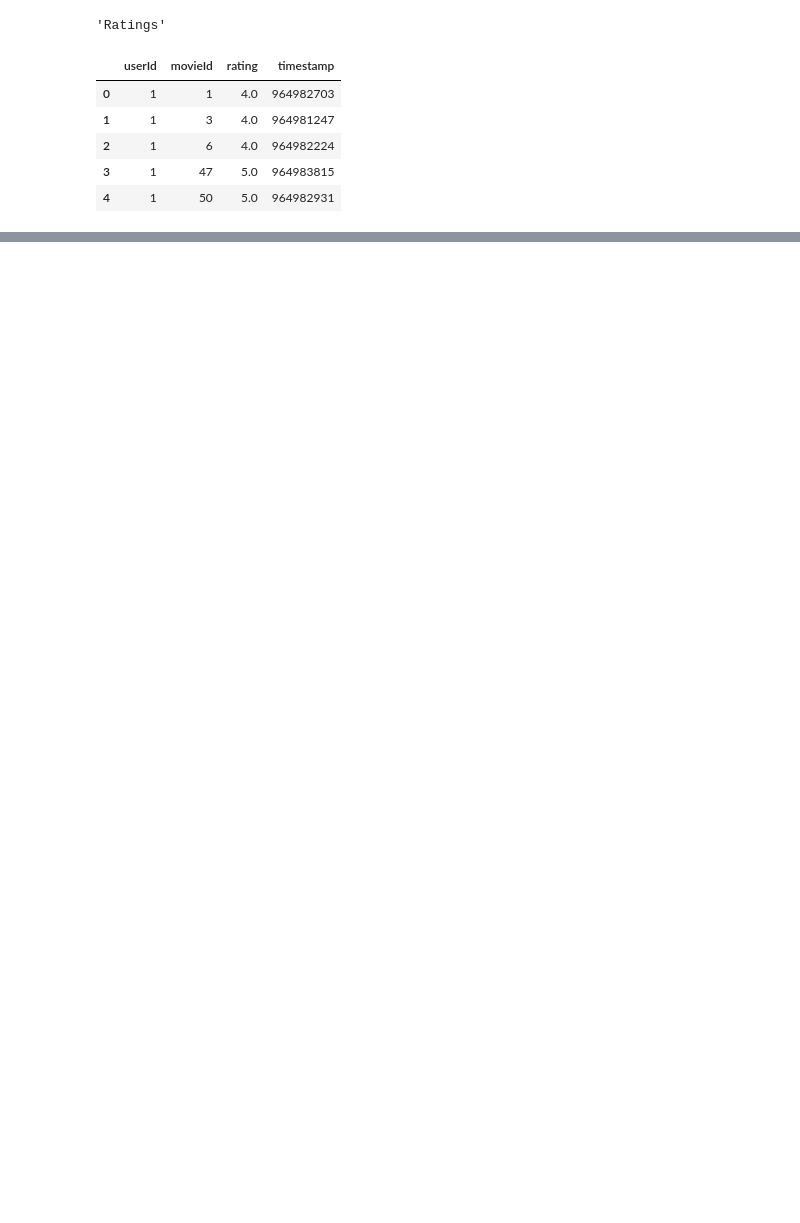
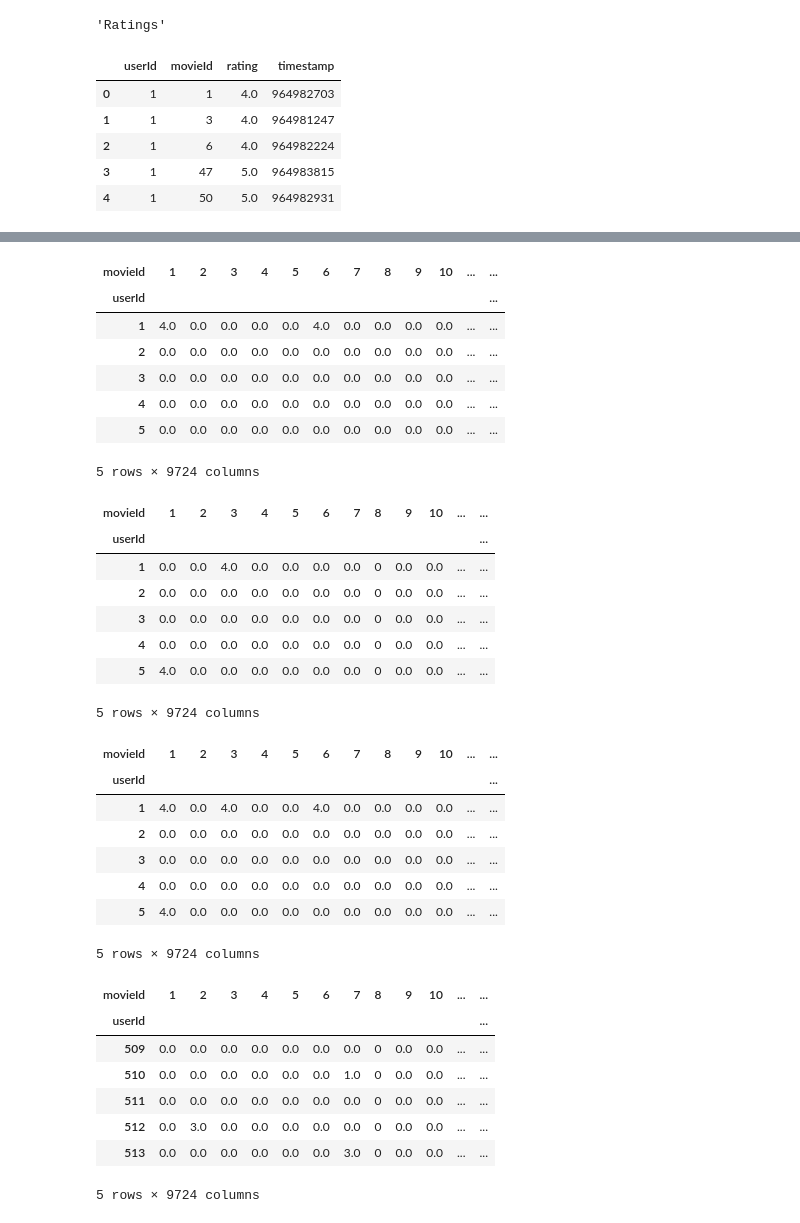
Before and after one commit to nibsuoogee/intelligent-systems-course, a Jupyter notebook: Syyrilä_Elias_Assignment3_Code.ipynb, the cells around one changed output, grey strips where cells are left out. Drawn from its saved outputs; the diff is of its cells as text; code cells hidden in the pictures; blank space fills up the shorter version.

Commit message:
evaluation working, optimizing test acc

```diff
--- a/Syyrilä_Elias_Assignment3_Code.ipynb
+++ b/Syyrilä_Elias_Assignment3_Code.ipynb
@@ -207,0 +274,34 @@ matrix([[0. , 0. , 4. , ..., 0. , 0. , 0. ],
+# %%
+# 80/20 random train/test split
+all_movie_ids = np.sort(df_ratings['movieId'].unique())
+
+df_train, df_test = train_test_split(df_ratings, test_size=0.2, random_state=1)
+
+df_train = df_train.sort_values(by='timestamp')
+
+# temporal split
+train_time_series = df_ratings
+test_time_series = df_ratings
+
+tscv = TimeSeriesSplit(n_splits=2, test_size=20000)
+for i, (train_index, test_index) in enumerate(tscv.split(df_ratings)):
+    if i == 0:
+        continue
+
+    print(f"TimeSeriesSplit fold {i}:")
+    print(f"  Train: index={train_index}")
+    print(f"  Test:  index={test_index}")
+    print()
+
+    train_time_series = df_ratings.iloc[train_index]
+    test_time_series = df_ratings.iloc[test_index]
+
+    print("train_time_series.shape :", train_time_series.shape)
+    print("train_time_series head, tail:")
+    display(train_time_series.head())
+    display(train_time_series.tail())
+
+    print("test_time_series.shape :",test_time_series.shape)
+    print("test_time_series head, tail:")
+    display(test_time_series.head())
+    display(test_time_series.tail())
@@ -208,2 +341,43 @@ matrix([[0. , 0. , 4. , ..., 0. , 0. , 0. ],
+# %%
+# train_matrix contains 80% of random data points in the entire 100k reviews
+train_matrix = create_pivot_from_df(df_train, "userId", "movieId", "rating", all_movie_ids)
+test_matrix = create_pivot_from_df(df_test, "userId", "movieId", "rating", all_movie_ids)
+
+# matrix_test_time_series contains the chronological last 20k data points of the entire 100k reviews
+matrix_train_time_series = create_pivot_from_df(train_time_series, "userId", "movieId", "rating", all_movie_ids)
+matrix_test_time_series = create_pivot_from_df(test_time_series, "userId", "movieId", "rating", all_movie_ids)
+# %% [output]
+| movieId | 1 | 2 | 3 | 4 | 5 | 6 | 7 | 8 | 9 | 10 | ... | ... |
+| userId |  |  |  |  |  |  |  |  |  |  |  | ... |
+| 1 | 4.0 | 0.0 | 0.0 | 0.0 | 0.0 | 4.0 | 0.0 | 0.0 | 0.0 | 0.0 | ... | ... |
+| 2 | 0.0 | 0.0 | 0.0 | 0.0 | 0.0 | 0.0 | 0.0 | 0.0 | 0.0 | 0.0 | ... | ... |
+| 3 | 0.0 | 0.0 | 0.0 | 0.0 | 0.0 | 0.0 | 0.0 | 0.0 | 0.0 | 0.0 | ... | ... |
+| 4 | 0.0 | 0.0 | 0.0 | 0.0 | 0.0 | 0.0 | 0.0 | 0.0 | 0.0 | 0.0 | ... | ... |
+| 5 | 0.0 | 0.0 | 0.0 | 0.0 | 0.0 | 0.0 | 0.0 | 0.0 | 0.0 | 0.0 | ... | ... |
+5 rows × 9724 columns
+| movieId | 1 | 2 | 3 | 4 | 5 | 6 | 7 | 8 | 9 | 10 | ... | ... |
+| userId |  |  |  |  |  |  |  |  |  |  |  | ... |
+| 1 | 0.0 | 0.0 | 4.0 | 0.0 | 0.0 | 0.0 | 0.0 | 0 | 0.0 | 0.0 | ... | ... |
+| 2 | 0.0 | 0.0 | 0.0 | 0.0 | 0.0 | 0.0 | 0.0 | 0 | 0.0 | 0.0 | ... | ... |
+| 3 | 0.0 | 0.0 | 0.0 | 0.0 | 0.0 | 0.0 | 0.0 | 0 | 0.0 | 0.0 | ... | ... |
+| 4 | 0.0 | 0.0 | 0.0 | 0.0 | 0.0 | 0.0 | 0.0 | 0 | 0.0 | 0.0 | ... | ... |
+| 5 | 4.0 | 0.0 | 0.0 | 0.0 | 0.0 | 0.0 | 0.0 | 0 | 0.0 | 0.0 | ... | ... |
+5 rows × 9724 columns
+| movieId | 1 | 2 | 3 | 4 | 5 | 6 | 7 | 8 | 9 | 10 | ... | ... |
+| userId |  |  |  |  |  |  |  |  |  |  |  | ... |
+| 1 | 4.0 | 0.0 | 4.0 | 0.0 | 0.0 | 4.0 | 0.0 | 0.0 | 0.0 | 0.0 | ... | ... |
+| 2 | 0.0 | 0.0 | 0.0 | 0.0 | 0.0 | 0.0 | 0.0 | 0.0 | 0.0 | 0.0 | ... | ... |
+| 3 | 0.0 | 0.0 | 0.0 | 0.0 | 0.0 | 0.0 | 0.0 | 0.0 | 0.0 | 0.0 | ... | ... |
+| 4 | 0.0 | 0.0 | 0.0 | 0.0 | 0.0 | 0.0 | 0.0 | 0.0 | 0.0 | 0.0 | ... | ... |
+| 5 | 4.0 | 0.0 | 0.0 | 0.0 | 0.0 | 0.0 | 0.0 | 0.0 | 0.0 | 0.0 | ... | ... |
+5 rows × 9724 columns
+| movieId | 1 | 2 | 3 | 4 | 5 | 6 | 7 | 8 | 9 | 10 | ... | ... |
+| userId |  |  |  |  |  |  |  |  |  |  |  | ... |
+| 509 | 0.0 | 0.0 | 0.0 | 0.0 | 0.0 | 0.0 | 0.0 | 0 | 0.0 | 0.0 | ... | ... |
+| 510 | 0.0 | 0.0 | 0.0 | 0.0 | 0.0 | 0.0 | 1.0 | 0 | 0.0 | 0.0 | ... | ... |
+| 511 | 0.0 | 0.0 | 0.0 | 0.0 | 0.0 | 0.0 | 0.0 | 0 | 0.0 | 0.0 | ... | ... |
+| 512 | 0.0 | 3.0 | 0.0 | 0.0 | 0.0 | 0.0 | 0.0 | 0 | 0.0 | 0.0 | ... | ... |
+| 513 | 0.0 | 0.0 | 0.0 | 0.0 | 0.0 | 0.0 | 3.0 | 0 | 0.0 | 0.0 | ... | ... |
+5 rows × 9724 columns
 # %%
 # Singular value decomposition. Source: https://www.kaggle.com/code/vincentman0403/recommendation-example-by-svd
```
Also changed, not shown: parts of 19 cells of this notebook.
